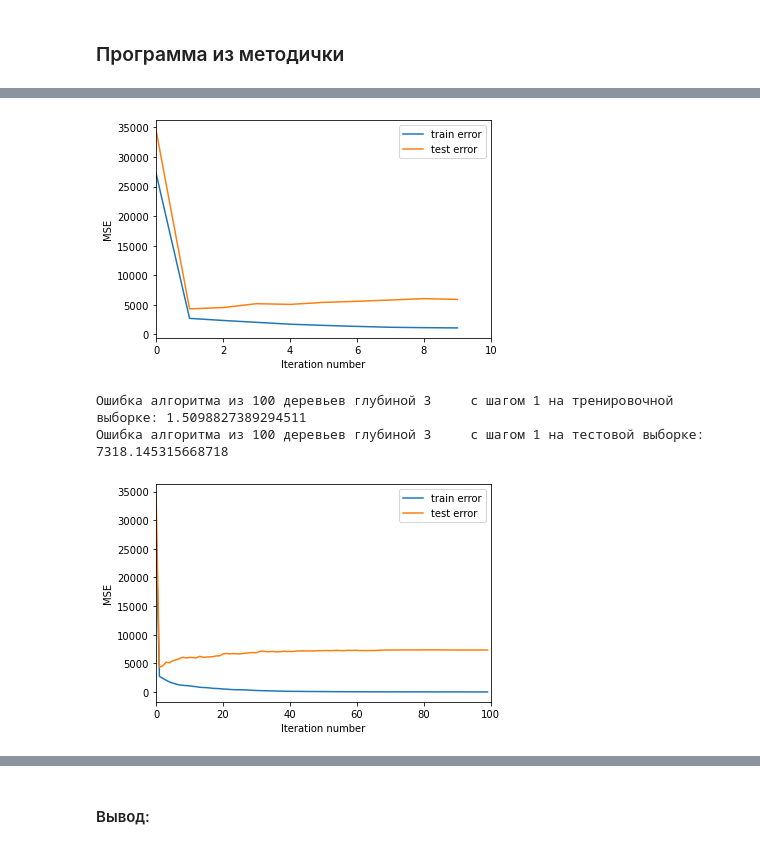
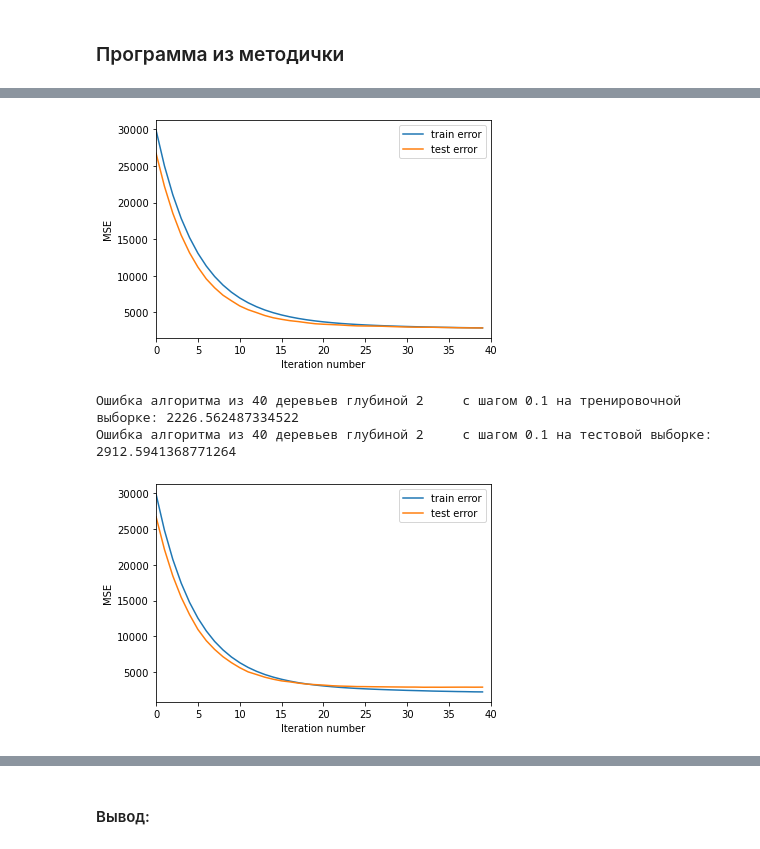
Before and after one commit to FKz11/Alg_DS, a Jupyter notebook: lesson-6.ipynb, the cells around one changed output, grey strips where cells are left out. Drawn from its saved outputs; the diff is of its cells as text; code cells hidden in the pictures.

```diff
--- a/lesson-6.ipynb
+++ b/lesson-6.ipynb
@@ -66,20 +66,6 @@ def gb_fit(n_trees, max_depth, X_train, X_test, y_train, y_test, coefs, eta):
         trees.append(tree)
 
     return trees, train_errors, test_errors
-# %%
-# Число деревьев в ансамбле
-n_trees = 10
-
-# для простоты примем коэффициенты равными 1
-coefs = [1] * n_trees
-
-# Максимальная глубина деревьев
-max_depth = 3
-
-# Шаг
-eta = 1
-
-trees, train_errors, test_errors = gb_fit(n_trees, max_depth, X_train, X_test, y_train, y_test, coefs, eta)
 # %%
 def evaluate_alg(X_train, X_test, y_train, y_test, trees, coefs, eta):
     train_prediction = gb_predict(X_train, trees, coefs, eta)
@@ -93,0 +91,4 @@ def evaluate_alg(X_train, X_test, y_train, y_test, trees, coefs, eta):
+# %%
+eta = 0.1
+n_trees = 40
+coefs = [1] * n_trees
@@ -108,18 +111,17 @@ def get_error_plot(n_trees, train_err, test_err):
 # %%
-get_error_plot(n_trees, train_errors, test_errors)
+get_error_plot(n_trees, train_errors, test_errors_1)
 # %% [output]
-[figure, old version]
+[figure, new version]
 # %%
-n_trees = 100
-coefs = [1] * n_trees
+max_depth = 2
 
-trees, train_errors, test_errors = gb_fit(n_trees, max_depth, X_train, X_test, y_train, y_test, coefs, eta)
+trees, train_errors, test_errors_2 = gb_fit(n_trees, max_depth, X_train, X_test, y_train, y_test, coefs, eta)
 # %%
 evaluate_alg(X_train, X_test, y_train, y_test, trees, coefs, eta)
 # %% [output]
-Ошибка алгоритма из 100 деревьев глубиной 3     с шагом 1 на тренировочной выборке: 1.5098827389294511
-Ошибка алгоритма из 100 деревьев глубиной 3     с шагом 1 на тестовой выборке: 7318.145315668718
+Ошибка алгоритма из 40 деревьев глубиной 2     с шагом 0.1 на тренировочной выборке: 2226.562487334522
+Ошибка алгоритма из 40 деревьев глубиной 2     с шагом 0.1 на тестовой выборке: 2912.5941368771264
 # %%
-get_error_plot(n_trees, train_errors, test_errors)
+get_error_plot(n_trees, train_errors, test_errors_2)
 # %% [output]
-[figure, old version]
+[figure, new version]
```
Also changed, not shown: parts of 87 cells of this notebook.
